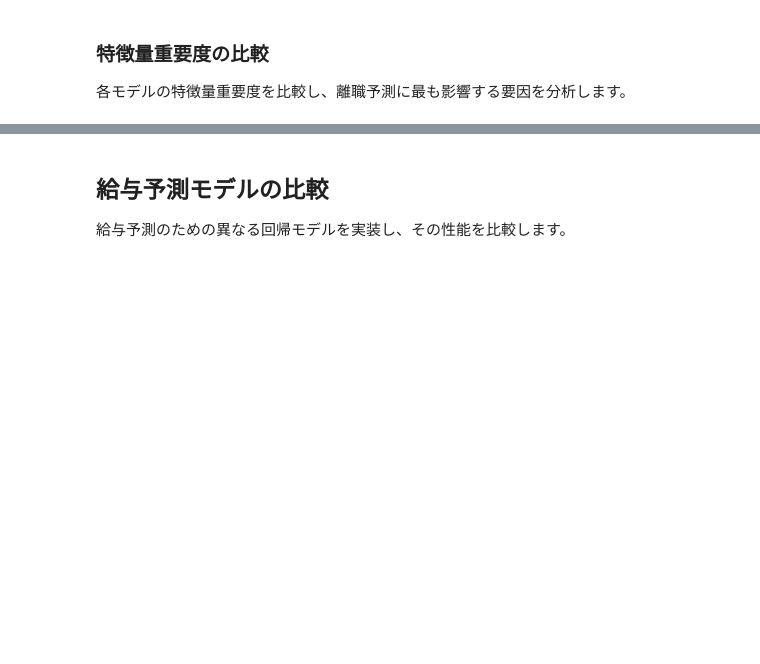
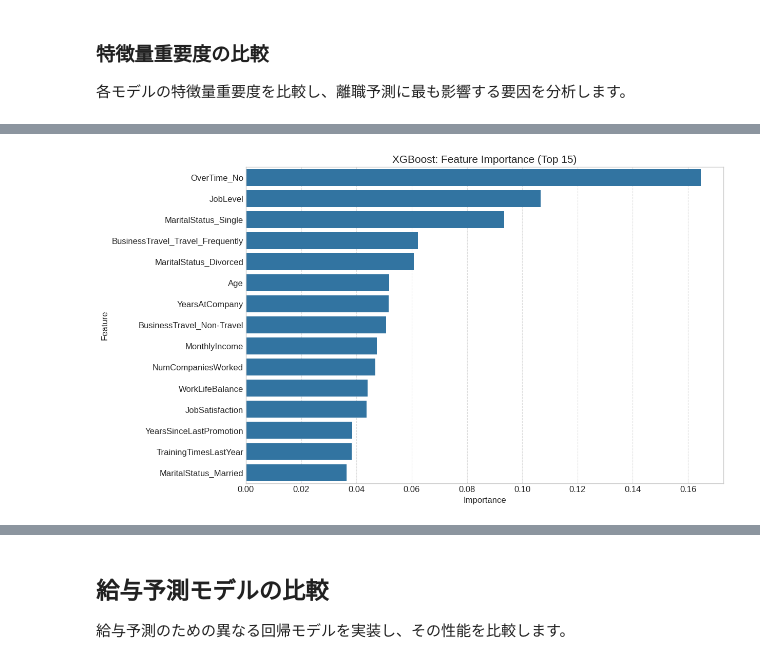
Before and after one commit to yf591/hr-analytics-dashboard, a Jupyter notebook: notebooks/modeling/model_comparison.ipynb, the cells around one changed output, grey strips where cells are left out. Cells and saved outputs as stored; diff of their text form; code cells hidden in the pictures; blank space fills up the shorter version.

```diff
--- a/notebooks/modeling/model_comparison.ipynb
+++ b/notebooks/modeling/model_comparison.ipynb
@@ -271,20 +343,43 @@ if 'RandomForest' in feature_importances:
 # %%
 # XGBoostの特徴量重要度を可視化
-if 'XGBoost' in feature_importances and len(feature_importances['XGBoost']) > 0:
+if 'XGBoost' in model_results:
+    # パイプラインから前処理器とXGBoostモデルを取得
+    pipeline = model_results['XGBoost']['pipeline']
+    preprocessor = pipeline.named_steps['preprocessor']
+    xgb_model = pipeline.named_steps['classifier']
+
+    # 数値変数の名前
+    numeric_features = X.select_dtypes(include=['int64', 'float64']).columns.tolist()
+    # カテゴリカル変数の名前
+    categorical_features = X.select_dtypes(include=['object', 'category']).columns.tolist()
+
+    # OneHotEncoder後の特徴量名を取得
+    encoded_categorical_features = preprocessor.named_transformers_['cat'].get_feature_names_out(categorical_features)
+
+    # 全ての特徴量名を結合
+    feature_names = list(numeric_features) + list(encoded_categorical_features)
+
+    # 特徴量重要度を取得
+    feature_importances = xgb_model.feature_importances_
+
     # 特徴量重要度をデータフレームに変換
     xgb_importance_df = pd.DataFrame({
         'Feature': feature_names,
-        'Importance': feature_importances['XGBoost']
+        'Importance': feature_importances
     }).sort_values('Importance', ascending=False)
 
     # 上位15個の特徴量のみ表示
     top_features = xgb_importance_df.head(15)
 
     # プロット
     plt.figure(figsize=(12, 8))
     sns.barplot(x='Importance', y='Feature', data=top_features)
-    plt.title('XGBoost: 特徴量重要度（上位15）', fontsize=15)
-    plt.xlabel('重要度')
-    plt.ylabel('特徴量')
+    plt.title('XGBoost: Feature Importance (Top 15)', fontsize=15)
+    plt.xlabel('Importance')
+    plt.ylabel('Feature')
     plt.grid(axis='x', linestyle='--', alpha=0.7)
     plt.show()
+else:
+    print("XGBoost モデルの結果が見つかりません。")
+# %% [output]
+[figure, added]
```
Also changed, not shown: parts of 14 cells of this notebook, 7 other files.
